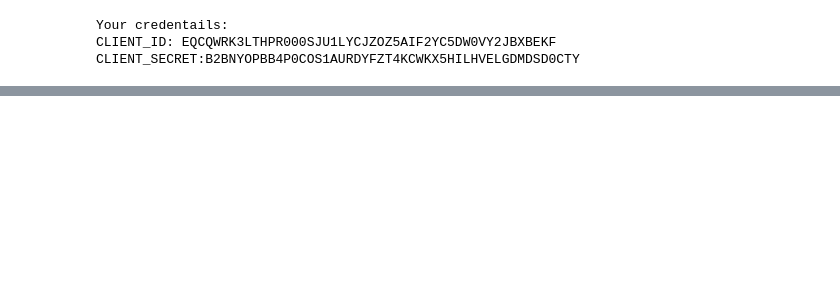
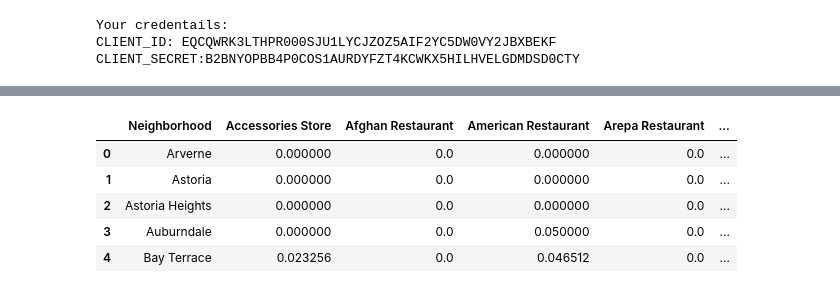
Before and after one commit to strange1120/battle-of-the-neighborhoods, a Jupyter notebook: battle-of-the-neighborhoods.ipynb, the cells around one changed output, grey strips where cells are left out. Cells and saved outputs as stored; diff of their text form; code cells hidden in the pictures; blank space fills up the shorter version.

```diff
--- a/battle-of-the-neighborhoods.ipynb
+++ b/battle-of-the-neighborhoods.ipynb
@@ -186,0 +225,10 @@ nyc_onehot.head()
+# %%
+queens_grouped = queens_onehot.groupby('Neighborhood').mean().reset_index()
+queens_grouped.head()
+# %% [output]
+|  | Neighborhood | Accessories Store | Afghan Restaurant | American Restaurant | Arepa Restaurant | ... |
+| 0 | Arverne | 0.000000 | 0.0 | 0.000000 | 0.0 | ... |
+| 1 | Astoria | 0.000000 | 0.0 | 0.000000 | 0.0 | ... |
+| 2 | Astoria Heights | 0.000000 | 0.0 | 0.000000 | 0.0 | ... |
+| 3 | Auburndale | 0.000000 | 0.0 | 0.050000 | 0.0 | ... |
+| 4 | Bay Terrace | 0.023256 | 0.0 | 0.046512 | 0.0 | ... |
```
Also changed, not shown: parts of 6 cells of this notebook.
